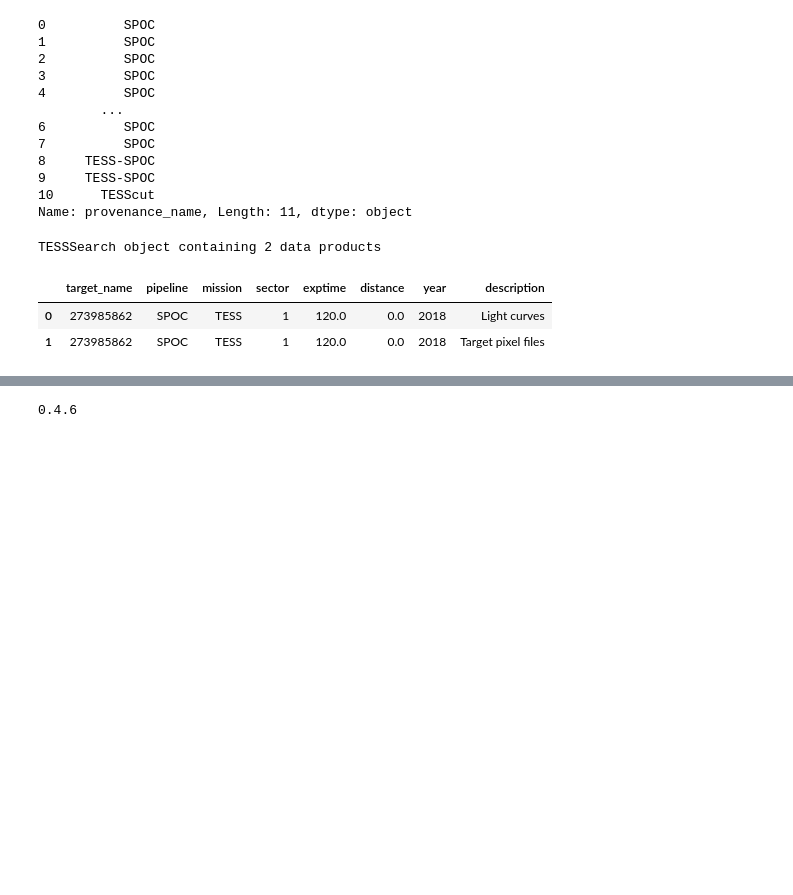
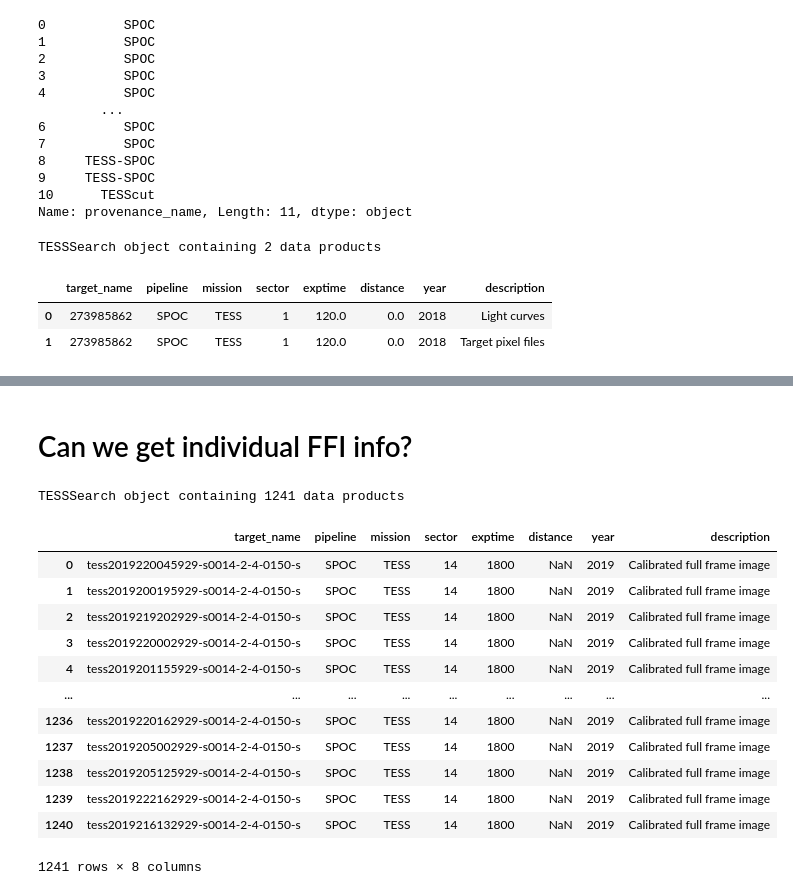
Before and after one commit to lightkurve/lksearch, a Jupyter notebook: docs/tutorials/Example_searches.ipynb, the cells around one changed output, grey strips where cells are left out. Cells and saved outputs as stored; diff of their text form; code cells hidden in the pictures; blank space fills up the shorter version.

Commit message:
added ffi search example to tutorial

```diff
--- a/docs/tutorials/Example_searches.ipynb
+++ b/docs/tutorials/Example_searches.ipynb
@@ -365,5 +350,0 @@ res.download()
-# %%
-import astroquery
-print(astroquery.__version__)
-# %% [output]
-0.4.6
@@ -371,0 +351,23 @@ astroquery.mast.TesscutClass.download_cutouts?
+# %% [markdown]
+# Can we get individual FFI info?
+# %%
+results = TESSSearch("Kepler 16b")
+# %%
+#tstart, tstop in mjd
+ffi_res = results.search_individual_ffi(58682,58710, sector=14)
+ffi_res
+# %% [output]
+TESSSearch object containing 1241 data products
+|  | target_name | pipeline | mission | sector | exptime | distance | year | description |
+| 0 | tess2019220045929-s0014-2-4-0150-s | SPOC | TESS | 14 | 1800 | NaN | 2019 | Calibrated full frame image |
+| 1 | tess2019200195929-s0014-2-4-0150-s | SPOC | TESS | 14 | 1800 | NaN | 2019 | Calibrated full frame image |
+| 2 | tess2019219202929-s0014-2-4-0150-s | SPOC | TESS | 14 | 1800 | NaN | 2019 | Calibrated full frame image |
+| 3 | tess2019220002929-s0014-2-4-0150-s | SPOC | TESS | 14 | 1800 | NaN | 2019 | Calibrated full frame image |
+| 4 | tess2019201155929-s0014-2-4-0150-s | SPOC | TESS | 14 | 1800 | NaN | 2019 | Calibrated full frame image |
+| ... | ... | ... | ... | ... | ... | ... | ... | ... |
+| 1236 | tess2019220162929-s0014-2-4-0150-s | SPOC | TESS | 14 | 1800 | NaN | 2019 | Calibrated full frame image |
+| 1237 | tess2019205002929-s0014-2-4-0150-s | SPOC | TESS | 14 | 1800 | NaN | 2019 | Calibrated full frame image |
+| 1238 | tess2019205125929-s0014-2-4-0150-s | SPOC | TESS | 14 | 1800 | NaN | 2019 | Calibrated full frame image |
+| 1239 | tess2019222162929-s0014-2-4-0150-s | SPOC | TESS | 14 | 1800 | NaN | 2019 | Calibrated full frame image |
+| 1240 | tess2019216132929-s0014-2-4-0150-s | SPOC | TESS | 14 | 1800 | NaN | 2019 | Calibrated full frame image |
+1241 rows × 8 columns
```
Also changed, not shown: parts of 13 cells of this notebook, 1 other file.
